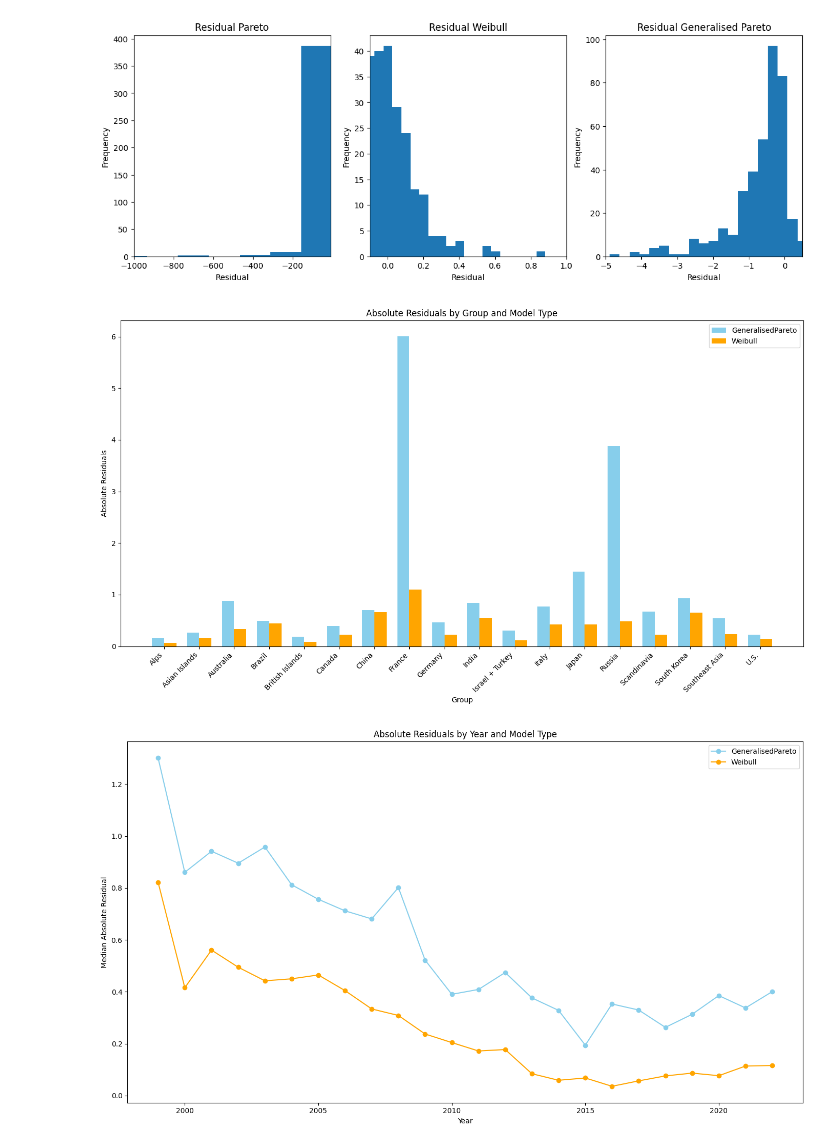
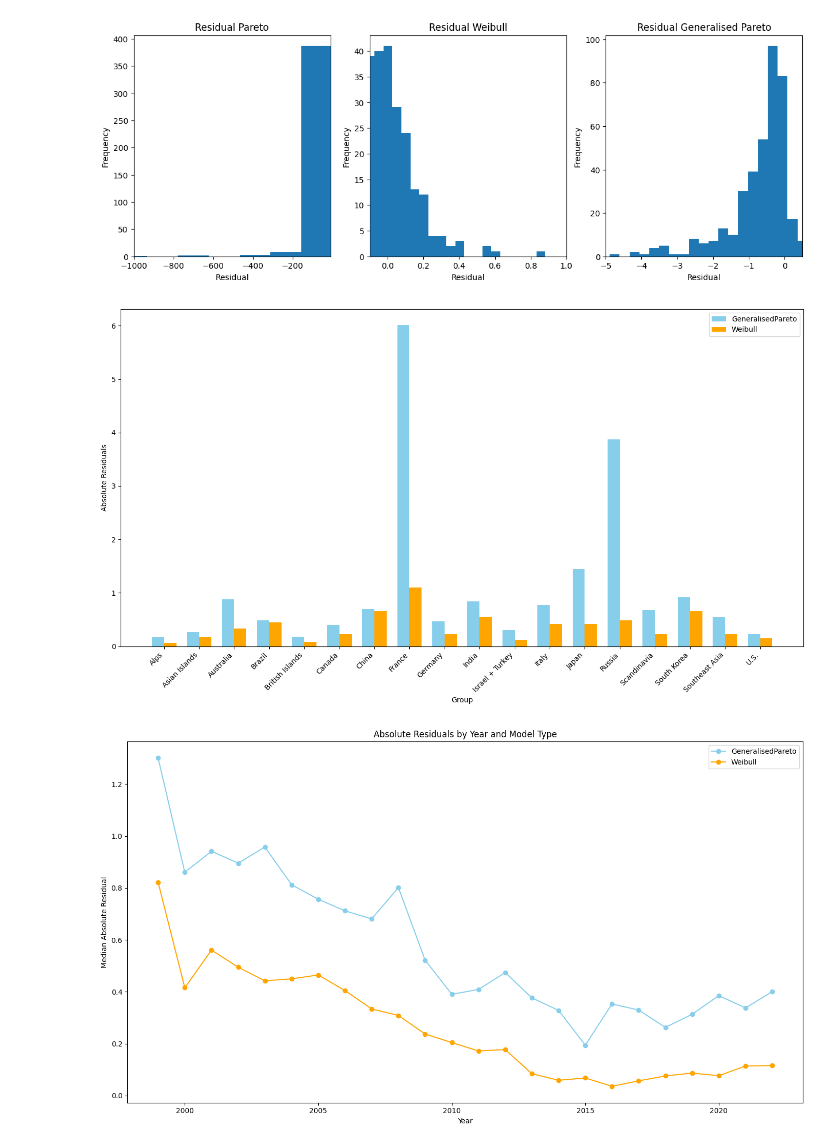
Before and after one commit to plhocker/top_wealth_thesis, a Jupyter notebook: Notebooks/models/bayesian_cross_sectional_regularised.ipynb, the cells around one changed output. Cells and saved outputs as stored; diff of their text form; code cells hidden in the pictures.

```diff
--- a/Notebooks/models/bayesian_cross_sectional_regularised.ipynb
+++ b/Notebooks/models/bayesian_cross_sectional_regularised.ipynb
@@ -305,34 +350,34 @@ grouped_mean_wealth = without_pareto.groupby(['group', 'model_type']).mean()
 # %%
 # Plotting the bar plot for abs_resid column
 fig, ax = plt.subplots(figsize=(14, 8))
 
 # Extract data for plotting
 groups = grouped_mean_wealth.index.get_level_values('group').unique()
 x = np.arange(len(groups))  # the label locations
 width = 0.35  # the width of the bars
 
 # Data for bars
 generalised_pareto_resid = grouped_mean_wealth.xs('GeneralisedPareto', level='model_type')['abs_resid']
 weibull_resid = grouped_mean_wealth.xs('Weibull', level='model_type')['abs_resid']
 
 # Plot bars
 rects1 = ax.bar(x - width/2, generalised_pareto_resid, width, label='GeneralisedPareto', color='skyblue')
 rects2 = ax.bar(x + width/2, weibull_resid, width, label='Weibull', color='orange')
 
 # Add some text for labels, title and custom x-axis tick labels, etc.
 ax.set_xlabel('Group')
 ax.set_ylabel('Absolute Residuals')
-ax.set_title('Absolute Residuals by Group and Model Type')
+# ax.set_title('Absolute Residuals by Group and Model Type')
 ax.set_xticks(x)
 ax.set_xticklabels(groups, rotation=45, ha="right")
 ax.legend()
 
 fig.tight_layout()
 
 # Display the plot
 plt.show()
 # %% [output]
-[figure, old version]
+[figure, new version]
 # %%
 grouped_by_year_mean_wealth = without_pareto.groupby(['year', 'model_type']).median()
 # %%
```
Also changed, not shown: parts of 13 cells of this notebook, 29 other files.
